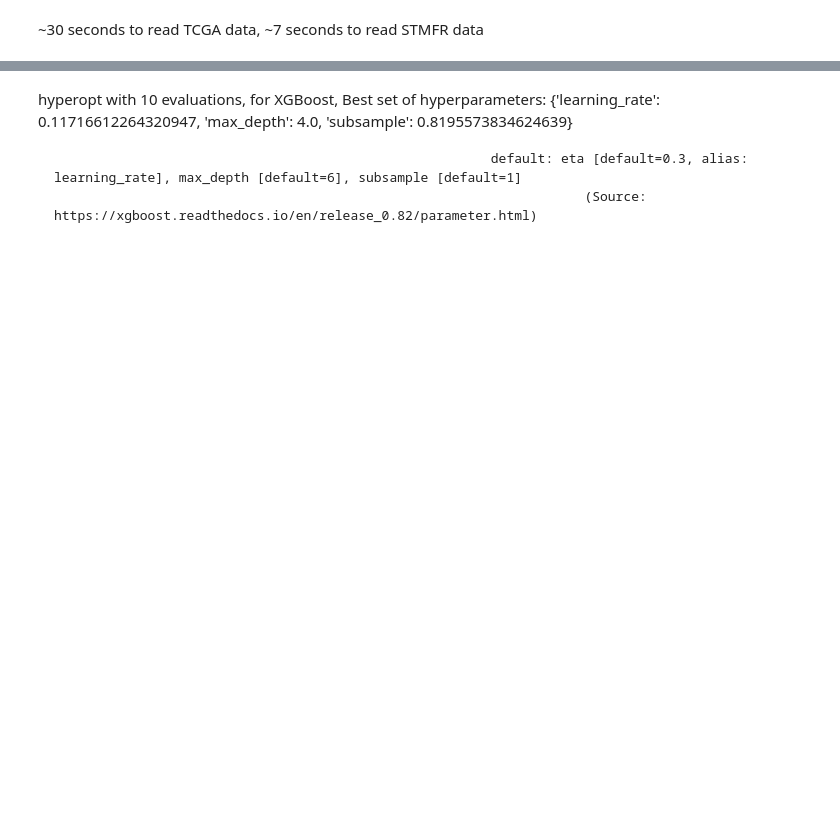
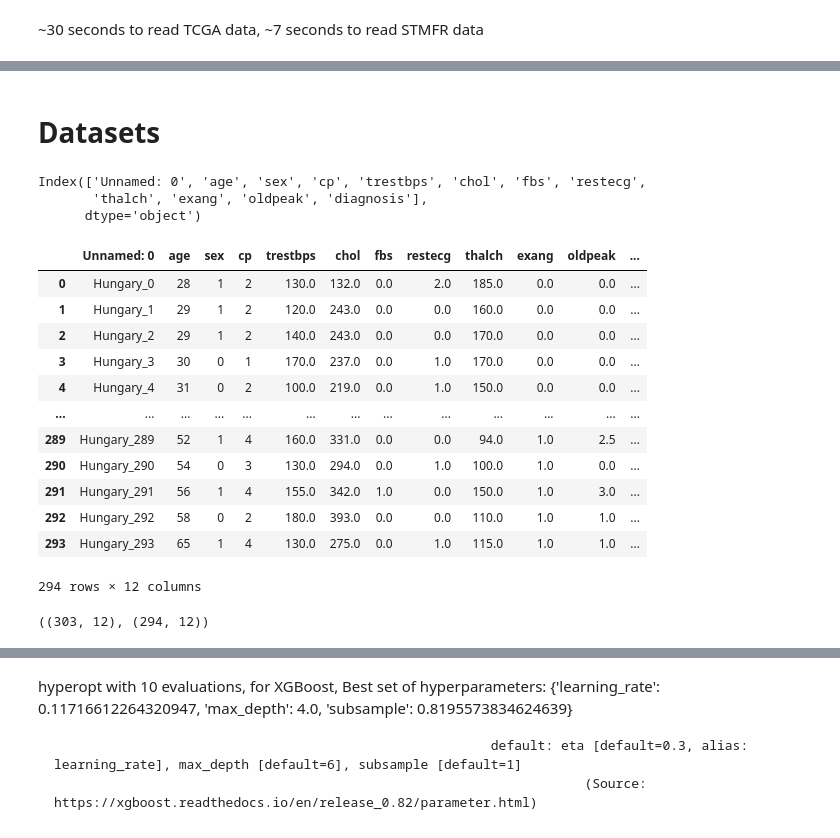
Before and after one commit to bhaveshneekhra/model_agreement, a Jupyter notebook: model_agreement.ipynb, the cells around one changed output, grey strips where cells are left out. Cells and saved outputs as stored; diff of their text form; code cells hidden in the pictures; blank space fills up the shorter version.

```diff
--- a/model_agreement.ipynb
+++ b/model_agreement.ipynb
@@ -50,0 +66,19 @@ import argparse
+# %%
+# dataset = "Heart-Disease"
+# dataset ="Gene-Expr"
+debug = 0
+
+dataset ="HD"
+
+save_fig_path = "./"+dataset+"/"
+
+model_name = "XGB"
+random_state = 42
+n_models = 3
+frac_agree = 1.0
+
+test_split_size = 0.2
+
+final_results = pd.DataFrame(columns=["s_no", "description","value"])
+
+pd.set_option('display.max_colwidth', None)
@@ -138,0 +228,2 @@ df.drop('0', axis=1, inplace=True)
+# %% [markdown]
+# Datasets
@@ -138,0 +235,39 @@ df.drop('0', axis=1, inplace=True)
+# %%
+# Heart Disease dataset for Hungary (Similar use case as TCGA)
+
+orig_tcga = pd.read_csv(to_be_labelled_file_path)
+tcga = orig_tcga
+# %%
+orig_tcga.columns
+# %% [output]
+Index(['Unnamed: 0', 'age', 'sex', 'cp', 'trestbps', 'chol', 'fbs', 'restecg',
+       'thalch', 'exang', 'oldpeak', 'diagnosis'],
+      dtype='object')
+# %%
+# Derived dataset is labelled only for heart disease dataset not for gene expression dataset
+
+if dataset == "HD":
+    orig_tcga.rename(columns={"diagnosis": "numeric_label"}, errors="raise",inplace=True)
+else:
+    pass
+# %%
+orig_tcga
+# %% [output]
+|  | Unnamed: 0 | age | sex | cp | trestbps | chol | fbs | restecg | thalch | exang | oldpeak | ... |
+| 0 | Hungary_0 | 28 | 1 | 2 | 130.0 | 132.0 | 0.0 | 2.0 | 185.0 | 0.0 | 0.0 | ... |
+| 1 | Hungary_1 | 29 | 1 | 2 | 120.0 | 243.0 | 0.0 | 0.0 | 160.0 | 0.0 | 0.0 | ... |
+| 2 | Hungary_2 | 29 | 1 | 2 | 140.0 | 243.0 | 0.0 | 0.0 | 170.0 | 0.0 | 0.0 | ... |
+| 3 | Hungary_3 | 30 | 0 | 1 | 170.0 | 237.0 | 0.0 | 1.0 | 170.0 | 0.0 | 0.0 | ... |
+| 4 | Hungary_4 | 31 | 0 | 2 | 100.0 | 219.0 | 0.0 | 1.0 | 150.0 | 0.0 | 0.0 | ... |
+| ... | ... | ... | ... | ... | ... | ... | ... | ... | ... | ... | ... | ... |
+| 289 | Hungary_289 | 52 | 1 | 4 | 160.0 | 331.0 | 0.0 | 0.0 | 94.0 | 1.0 | 2.5 | ... |
+| 290 | Hungary_290 | 54 | 0 | 3 | 130.0 | 294.0 | 0.0 | 1.0 | 100.0 | 1.0 | 0.0 | ... |
+| 291 | Hungary_291 | 56 | 1 | 4 | 155.0 | 342.0 | 1.0 | 0.0 | 150.0 | 1.0 | 3.0 | ... |
+| 292 | Hungary_292 | 58 | 0 | 2 | 180.0 | 393.0 | 0.0 | 0.0 | 110.0 | 1.0 | 1.0 | ... |
+| 293 | Hungary_293 | 65 | 1 | 4 | 130.0 | 275.0 | 0.0 | 1.0 | 115.0 | 1.0 | 1.0 | ... |
+294 rows × 12 columns
+# %%
+# uci_cl_df
+df.shape, tcga.shape
+# %% [output]
+((303, 12), (294, 12))
```
Also changed, not shown: parts of 171 cells of this notebook, 9 other files.
